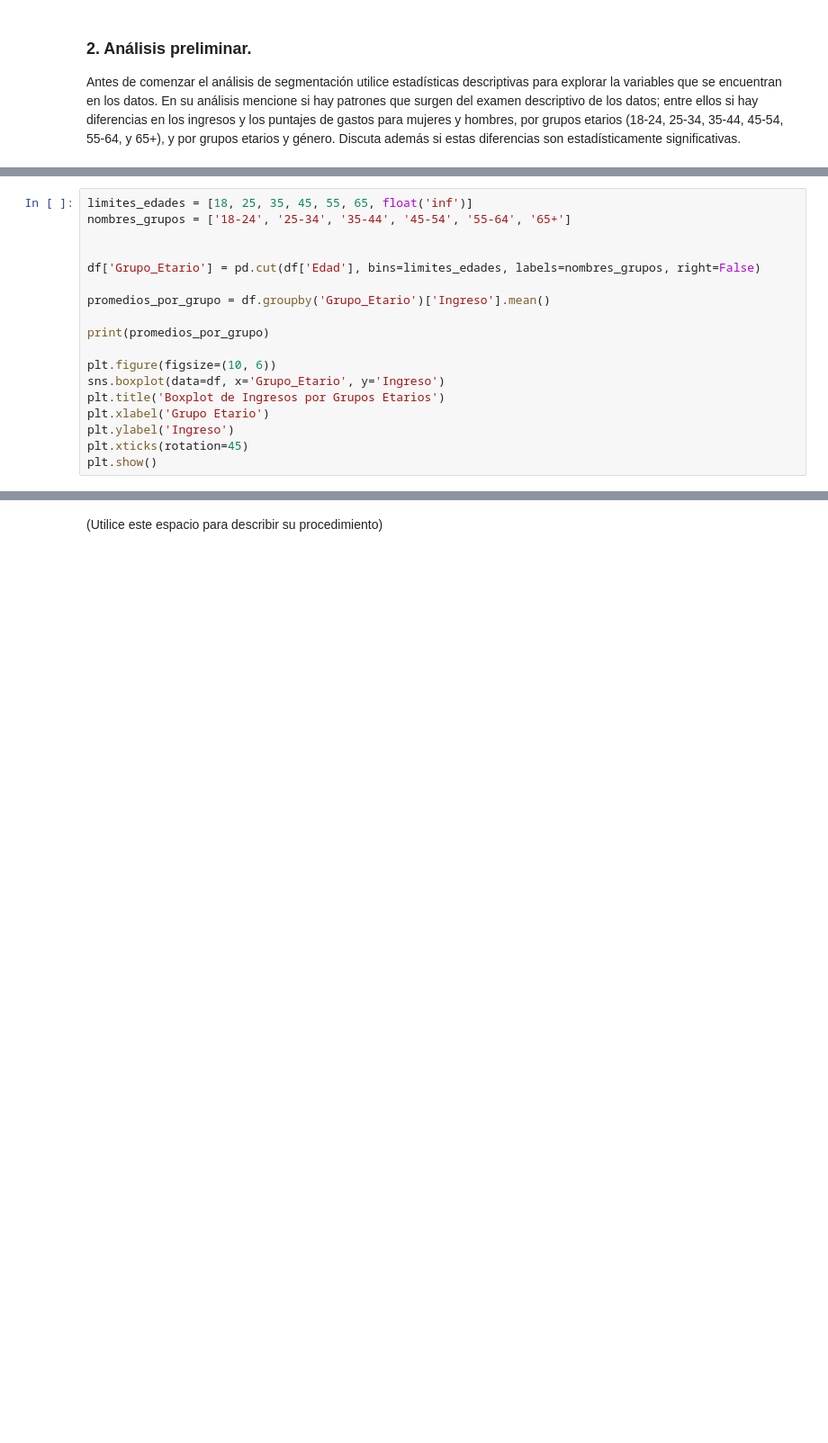
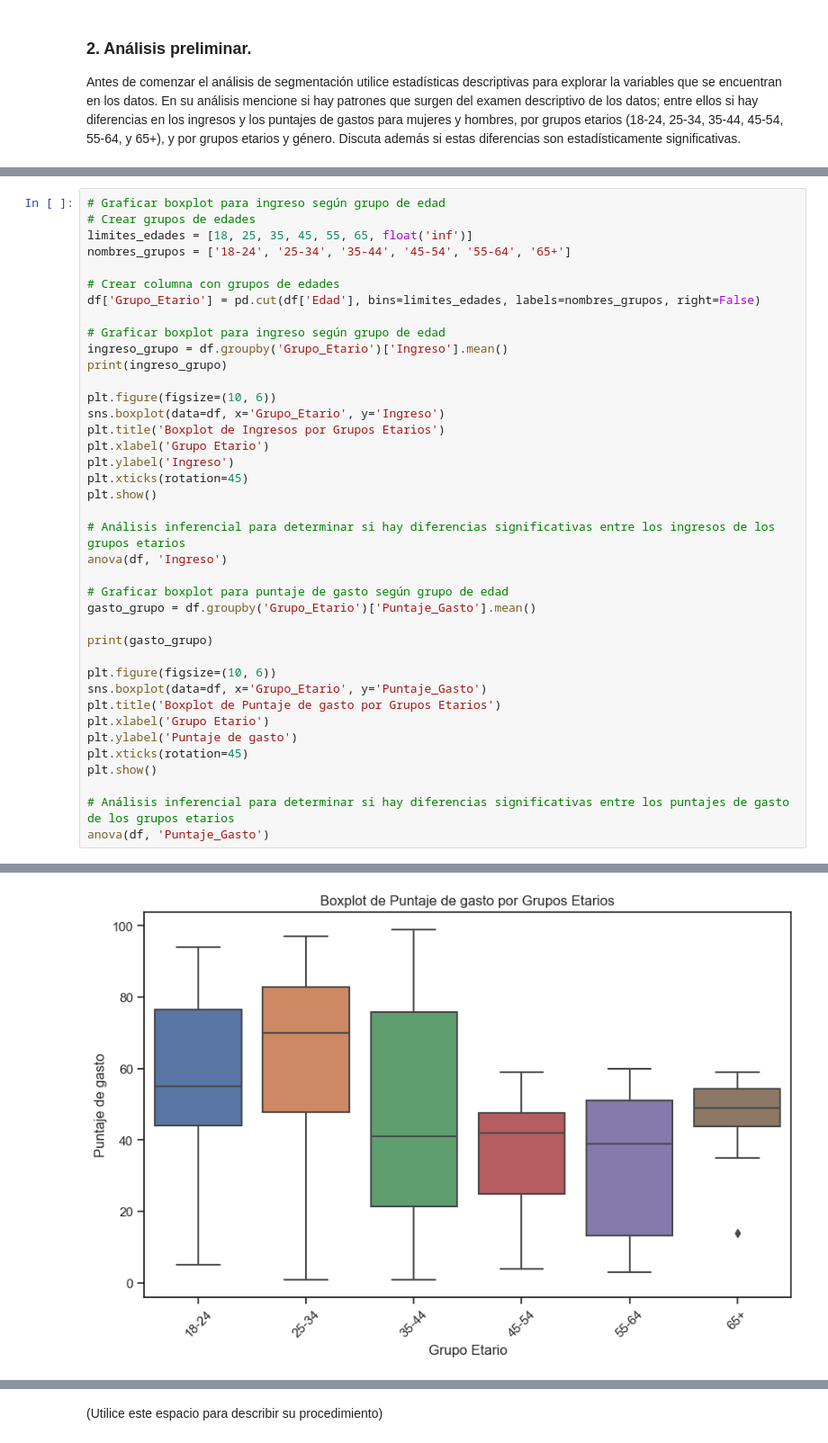
Before and after one commit to ggomez1803/ANS, a Jupyter notebook: Semana 4/Taller/S4_LC_Taller_Jerarquico_DBSCAN..ipynb, the cells around one changed output, grey strips where cells are left out. Shown at 90% size. Cells and saved outputs as stored; diff of their text form; blank space fills up the shorter version.

```diff
--- a/Semana 4/Taller/S4_LC_Taller_Jerarquico_DBSCAN..ipynb
+++ b/Semana 4/Taller/S4_LC_Taller_Jerarquico_DBSCAN..ipynb
@@ -180,13 +188,15 @@ plt.show()
 # %%
+# Graficar boxplot para ingreso según grupo de edad
+# Crear grupos de edades
 limites_edades = [18, 25, 35, 45, 55, 65, float('inf')]
 nombres_grupos = ['18-24', '25-34', '35-44', '45-54', '55-64', '65+']
 
-
+# Crear columna con grupos de edades
 df['Grupo_Etario'] = pd.cut(df['Edad'], bins=limites_edades, labels=nombres_grupos, right=False)
 
-promedios_por_grupo = df.groupby('Grupo_Etario')['Ingreso'].mean()
-
-print(promedios_por_grupo)
+# Graficar boxplot para ingreso según grupo de edad
+ingreso_grupo = df.groupby('Grupo_Etario')['Ingreso'].mean()
+print(ingreso_grupo)
 
 plt.figure(figsize=(10, 6))
 sns.boxplot(data=df, x='Grupo_Etario', y='Ingreso')
@@ -195,6 +205,25 @@ plt.xlabel('Grupo Etario')
 plt.ylabel('Ingreso')
 plt.xticks(rotation=45)
 plt.show()
+
+# Análisis inferencial para determinar si hay diferencias significativas entre los ingresos de los grupos etarios
+anova(df, 'Ingreso')
+
+# Graficar boxplot para puntaje de gasto según grupo de edad
+gasto_grupo = df.groupby('Grupo_Etario')['Puntaje_Gasto'].mean()
+
+print(gasto_grupo)
+
+plt.figure(figsize=(10, 6))
+sns.boxplot(data=df, x='Grupo_Etario', y='Puntaje_Gasto')
+plt.title('Boxplot de Puntaje de gasto por Grupos Etarios')
+plt.xlabel('Grupo Etario')
+plt.ylabel('Puntaje de gasto')
+plt.xticks(rotation=45)
+plt.show()
+
+# Análisis inferencial para determinar si hay diferencias significativas entre los puntajes de gasto de los grupos etarios
+anova(df, 'Puntaje_Gasto')
 # %% [output]
 Grupo_Etario
 18-24    44454.795429
@@ -207,0 +248 @@ Name: Ingreso, dtype: float64
+[figure, added]
```
Also changed, not shown: parts of 23 cells of this notebook.
